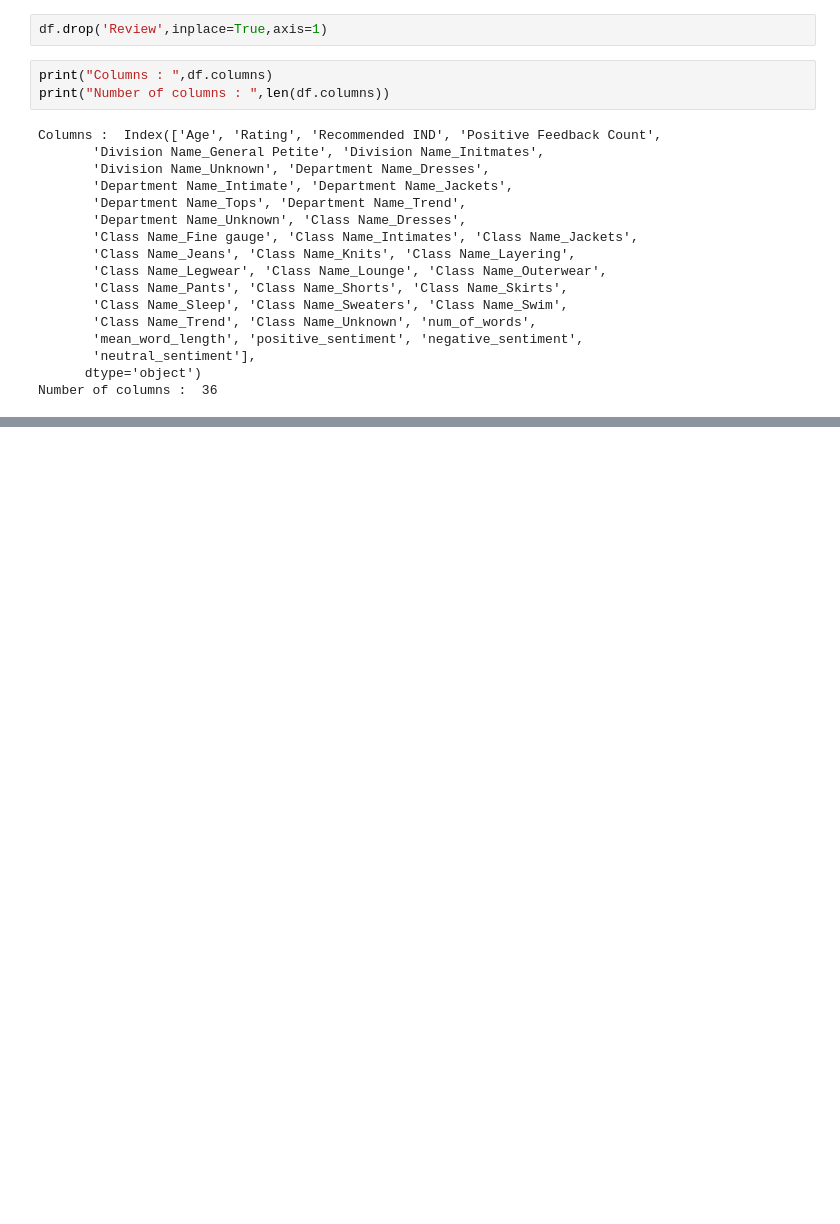
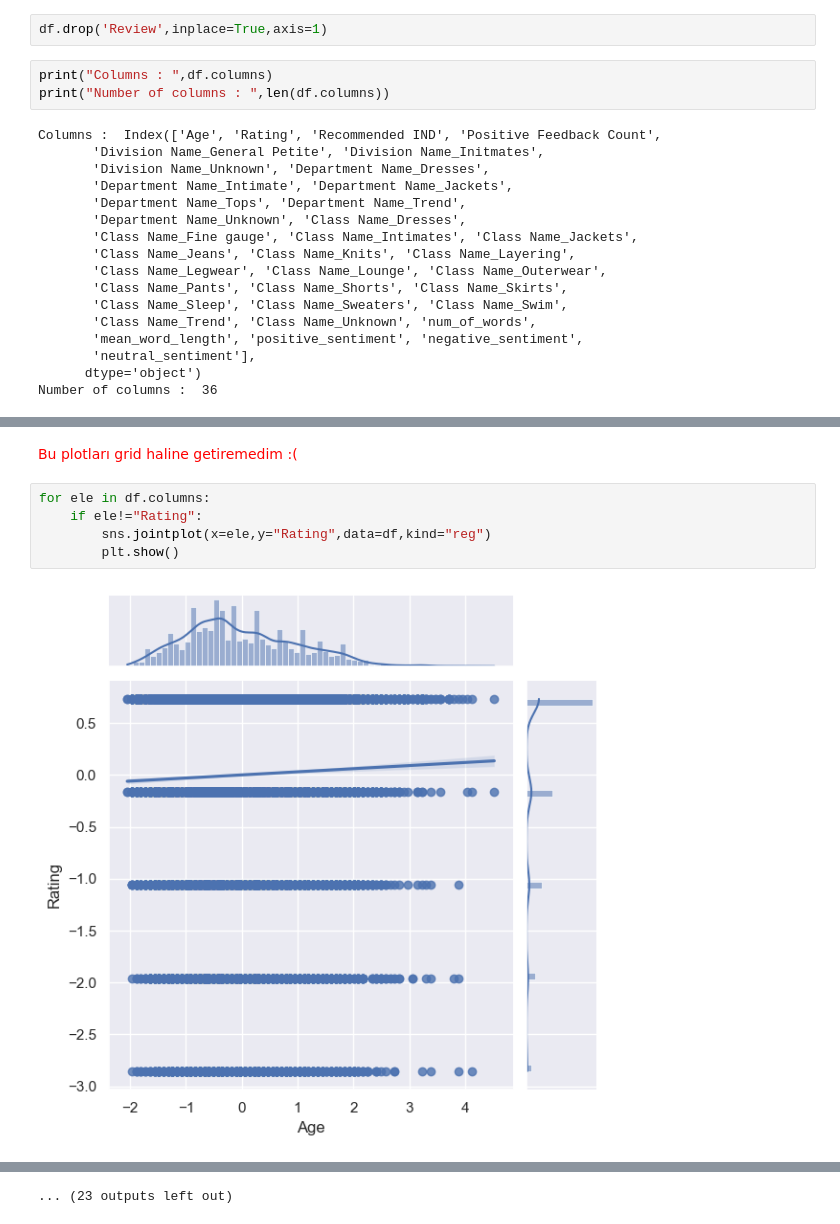
Before and after one commit to BoraDere/Women-s-E-Commerce-Clothing-Reviews, a Jupyter notebook: project.ipynb, the cells around one changed output, grey strips where cells are left out. Cells and saved outputs as stored; diff of their text form; blank space fills up the shorter version.

```diff
--- a/project.ipynb
+++ b/project.ipynb
@@ -459,0 +493,9 @@ We have completed the feature engineering part. Now we can continue with the mod
+# %% [markdown]
+<span style="color: red;">Bu plotları grid haline getiremedim :(</span>
+# %%
+for ele in df.columns:
+    if ele!="Rating":
+        sns.jointplot(x=ele,y="Rating",data=df,kind="reg")
+        plt.show()
+# %% [output]
+[figure, added]
@@ -459,0 +513 @@ We have completed the feature engineering part. Now we can continue with the mod
+... (23 outputs left out)
```
Also changed, not shown: parts of 23 cells of this notebook.
